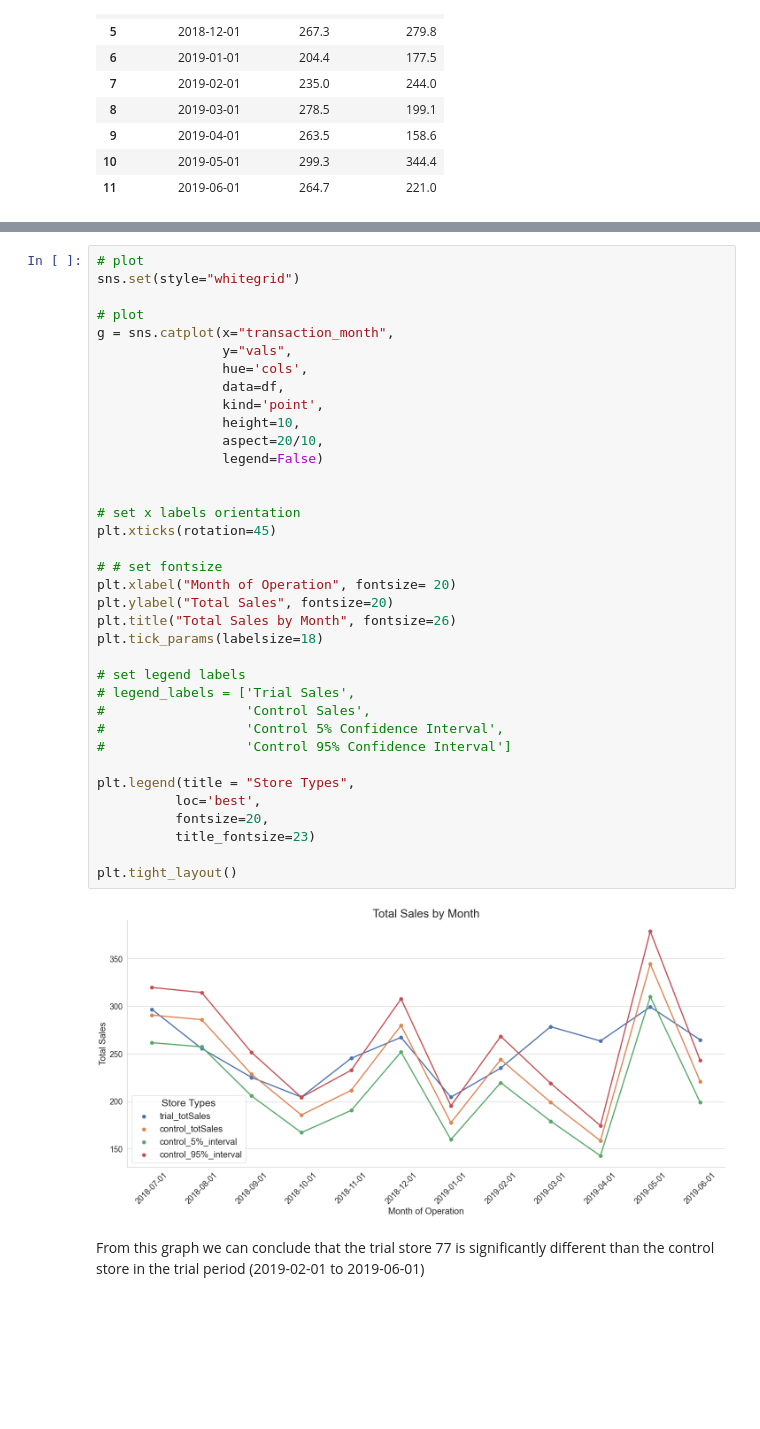
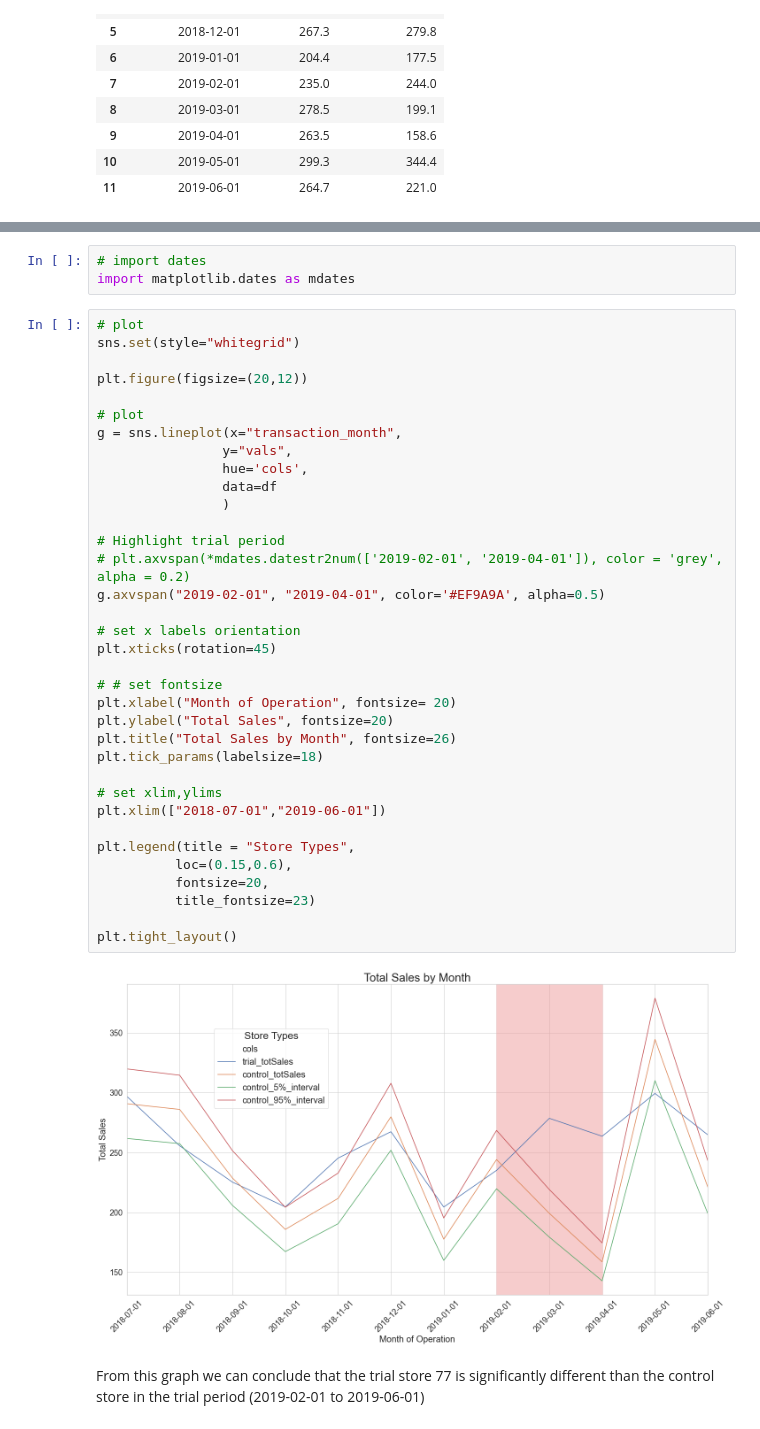
Before and after one commit to daniel8691/Quantium-virtual-internship, a Jupyter notebook: module_two_experimentation_uplifttesting.ipynb, the cells around one changed output, grey strips where cells are left out. Drawn from its saved outputs; the diff is of its cells as text; blank space fills up the shorter version.

```diff
--- a/module_two_experimentation_uplifttesting.ipynb
+++ b/module_two_experimentation_uplifttesting.ipynb
@@ -1240,41 +1231,43 @@ melted_df['transaction_month'] = melted_df['transaction_month'].astype("str")
+# %%
+# import dates
+import matplotlib.dates as mdates
 # %%
 # plot
 sns.set(style="whitegrid")
 
+plt.figure(figsize=(20,12))
+
 # plot
-g = sns.catplot(x="transaction_month",
+g = sns.lineplot(x="transaction_month",
                 y="vals",
                 hue='cols',
-                data=df,
-                kind='point',
-                height=10,
-                aspect=20/10,
-                legend=False)
+                data=df
+                )
 
+# Highlight trial period
+# plt.axvspan(*mdates.datestr2num(['2019-02-01', '2019-04-01']), color = 'grey', alpha = 0.2)
+g.axvspan("2019-02-01", "2019-04-01", color='#EF9A9A', alpha=0.5)
 
 # set x labels orientation
 plt.xticks(rotation=45)
 
 # # set fontsize
 plt.xlabel("Month of Operation", fontsize= 20)
 plt.ylabel("Total Sales", fontsize=20)
 plt.title("Total Sales by Month", fontsize=26)
 plt.tick_params(labelsize=18)
 
-# set legend labels
-# legend_labels = ['Trial Sales',
-#                  'Control Sales',
-#                  'Control 5% Confidence Interval',
-#                  'Control 95% Confidence Interval']
+# set xlim,ylims
+plt.xlim(["2018-07-01","2019-06-01"])
 
 plt.legend(title = "Store Types",
-          loc='best',
+          loc=(0.15,0.6),
           fontsize=20,
           title_fontsize=23)
 
 plt.tight_layout()
 # %% [output]
-[figure, old version]
+[figure, new version]
 # %% [markdown]
 From this graph we can conclude that the trial store 77 is significantly different than the control store in the trial period (2019-02-01 to 2019-06-01)
 # %%
```
Also changed, not shown: parts of 13 cells of this notebook, 4 other files.
